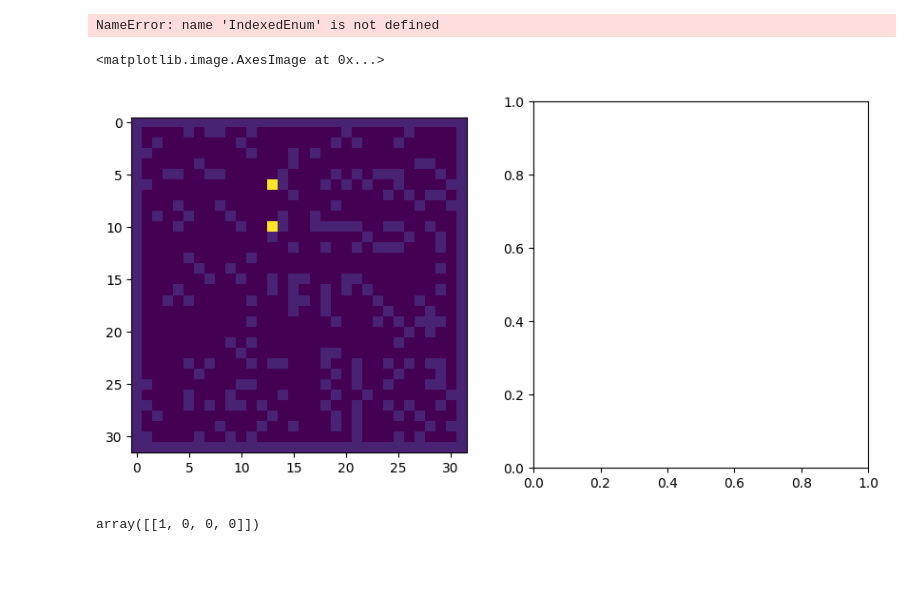
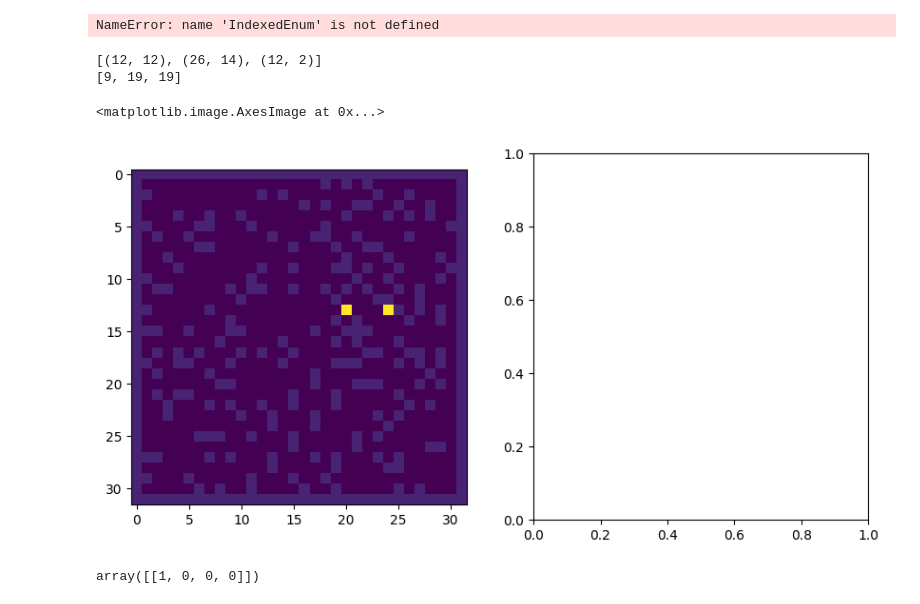
Before and after one commit to chen-yuan-zhang/agr_agents, a Jupyter notebook: tester.ipynb, the cells around one changed output. Cells and saved outputs as stored; diff of their text form; code cells hidden in the pictures; blank space fills up the shorter version.

```diff
--- a/tester.ipynb
+++ b/tester.ipynb
@@ -296,6 +296,34 @@ def position_agents(grid, init_sep, size):
         elif x-init_sep >= 0 and (np.sum(grid[x-init_sep:x, y]) == 0):
             return [x, y], [x-init_sep, y]
 
+def get_cost(grid, goals, target_pos):
+
+    costs = []
+    width, height = grid.shape
+
+    for goal in goals:
+
+        directions = [(1, 0), (-1, 0), (0, 1), (0, -1)]
+        queue = [(tuple(target_pos), 0)]
+        visited = {tuple(target_pos): 1}
+
+        while len(queue)>0:
+
+            pos, cost = queue.pop(0)
+
+            if pos == goal:
+                costs.append(cost)
+                break
+            for dir in directions:
+                new_pos = tuple(np.array(pos) + np.array(dir))
+                # print(new_pos, goal, len(queue), len(visited.keys()))
+
+                if not (new_pos in visited or grid[new_pos] != 0 or new_pos[0] >= width or new_pos[1] >= height or new_pos[0] < 0 or new_pos[1] < 0):
+                    queue.append((new_pos, cost+1))
+                    visited[new_pos] = 1
+
+    return costs
+
 directions = [[np.array([1, 0]), np.array([-1, 0]), np.array([0, 1]), np.array([0, -1])],
               [
                 np.array([-1, 0]), np.array([-1, 1]), np.array([0, 2]), np.array([1, 2]),
@@ -320,35 +348,47 @@ while len(queue)>0:
     idx = 3 if len(queue)>3 else 0
     cell = queue[idx]
     explored[tuple(cell)] = 1
     neighbours = get_neighbours(cell, directions, size, cell_size)
     filled_neighbours = [neighbour for neighbour in neighbours
                          if grid[tuple(neighbour)] == 1]
 
     # The cell doesn't have 2 explored neighbours
     if ((cell_size==1) and (len(filled_neighbours) > 2) or (cell_size==2) and (len(filled_neighbours) > 2)):
         # grid[tuple(cell)] = 0
         grid = unfill(grid, cell, size, cell_size)
         queue += [neighbour for neighbour in filled_neighbours
                   if tuple(neighbour) not in explored]
 
     queue.pop(idx)
     # Change the cell size randomly
     cell_size = random.randint(1, 2) if cell[0]%2==0 and cell[1]%2==0 else 1
 
 agent_pos, observer_pos = position_agents(grid, 4, size)
 if grid[tuple(agent_pos)] == 1:
     print("Error: agent position is on a wall")
 if grid[tuple(observer_pos)] == 1:
     print("Error: observer position is on a wall")
 
+goals = []
+for i in range(3):
+    row, col = np.where(grid == 0)
+    idx = random.randint(0, len(row)-1)
+    x, y = row[idx], col[idx]
+    goals.append((x, y))
+
+print(goals)
+print(get_cost(grid, goals, agent_pos))
+
 grid[tuple(agent_pos)] = 10
 grid[tuple(observer_pos)] = 10
 
 fig, axs = plt.subplots(1, 2, figsize=(10, 5))
 axs[0].imshow(grid, interpolation='nearest')
 # %% [output]
-<matplotlib.image.AxesImage at 0x...>
+[(12, 12), (26, 14), (12, 2)]
+[9, 19, 19]
+<matplotlib.image.AxesImage at 0x...>
-[figure, old version]
+[figure, new version]
 # %%
 grid[center:center+1, center-4:center]
 # %% [output]
```
Also changed, not shown: 2 other files.
